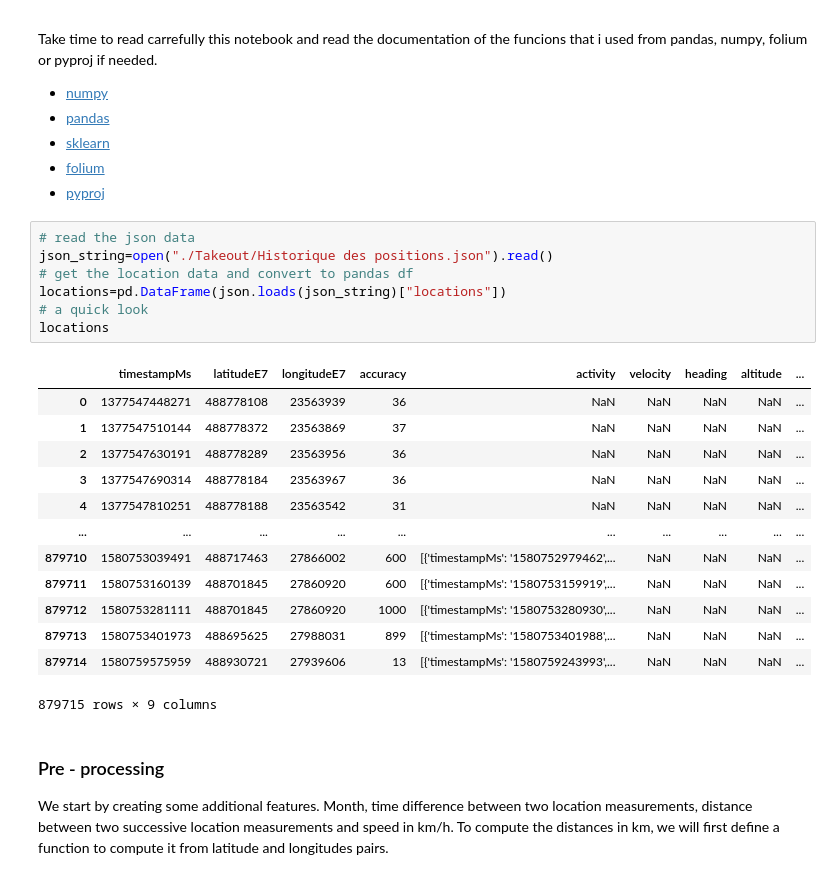
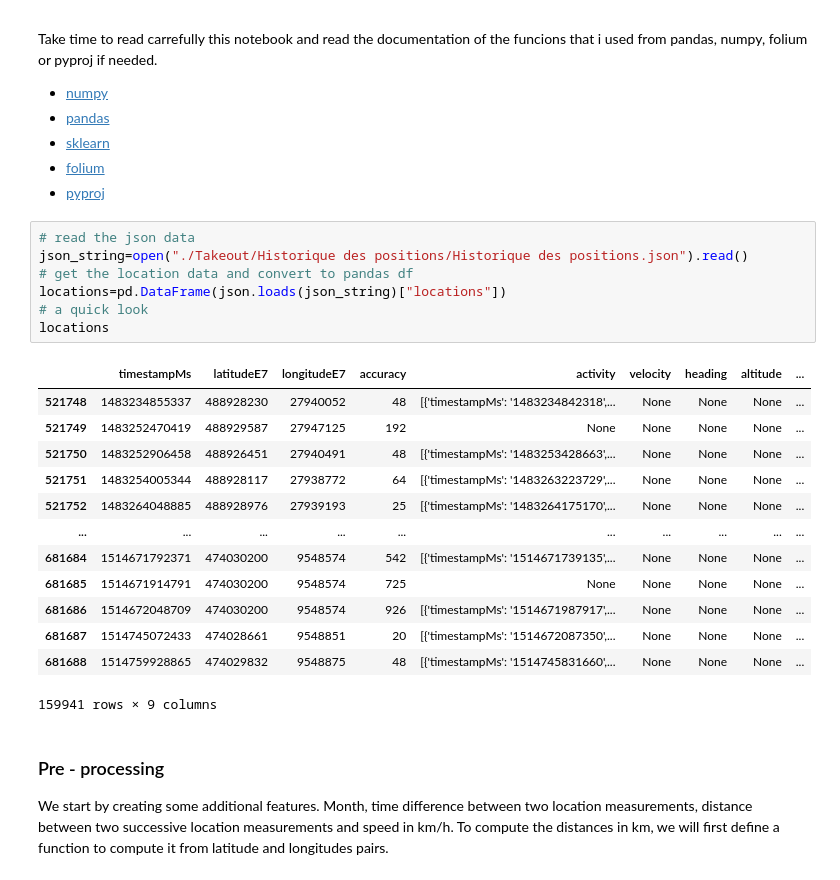
Before and after one commit to comeetie/introml, a Jupyter notebook: unsupervised/notebooks/ClusteringLocation.ipynb, the cells around one changed output. Saved outputs shown, nothing was run; the diff lists cells and outputs as text.

```diff
--- a/unsupervised/notebooks/ClusteringLocation.ipynb
+++ b/unsupervised/notebooks/ClusteringLocation.ipynb
@@ -27,25 +27,25 @@ Take time to read carrefully this notebook and read the documentation of the fun
 - [pyproj](https://pyproj4.github.io/pyproj/stable/)
 # %%
 # read the json data
-json_string=open("./Takeout/Historique des positions.json").read()
+json_string=open("./Takeout/Historique des positions/Historique des positions.json").read()
 # get the location data and convert to pandas df
 locations=pd.DataFrame(json.loads(json_string)["locations"])
 # a quick look
 locations
 # %% [output]
 |  | timestampMs | latitudeE7 | longitudeE7 | accuracy | activity | velocity | heading | altitude | ... |
-| 0 | 1377547448271 | 488778108 | 23563939 | 36 | NaN | NaN | NaN | NaN | ... |
-| 1 | 1377547510144 | 488778372 | 23563869 | 37 | NaN | NaN | NaN | NaN | ... |
-| 2 | 1377547630191 | 488778289 | 23563956 | 36 | NaN | NaN | NaN | NaN | ... |
-| 3 | 1377547690314 | 488778184 | 23563967 | 36 | NaN | NaN | NaN | NaN | ... |
-| 4 | 1377547810251 | 488778188 | 23563542 | 31 | NaN | NaN | NaN | NaN | ... |
+| 521748 | 1483234855337 | 488928230 | 27940052 | 48 | [{'timestampMs': '1483234842318',... | None | None | None | ... |
+| 521749 | 1483252470419 | 488929587 | 27947125 | 192 | None | None | None | None | ... |
+| 521750 | 1483252906458 | 488926451 | 27940491 | 48 | [{'timestampMs': '1483253428663',... | None | None | None | ... |
+| 521751 | 1483254005344 | 488928117 | 27938772 | 64 | [{'timestampMs': '1483263223729',... | None | None | None | ... |
+| 521752 | 1483264048885 | 488928976 | 27939193 | 25 | [{'timestampMs': '1483264175170',... | None | None | None | ... |
 | ... | ... | ... | ... | ... | ... | ... | ... | ... | ... |
-| 879710 | 1580753039491 | 488717463 | 27866002 | 600 | [{'timestampMs': '1580752979462',... | NaN | NaN | NaN | ... |
-| 879711 | 1580753160139 | 488701845 | 27860920 | 600 | [{'timestampMs': '1580753159919',... | NaN | NaN | NaN | ... |
-| 879712 | 1580753281111 | 488701845 | 27860920 | 1000 | [{'timestampMs': '1580753280930',... | NaN | NaN | NaN | ... |
-| 879713 | 1580753401973 | 488695625 | 27988031 | 899 | [{'timestampMs': '1580753401988',... | NaN | NaN | NaN | ... |
-| 879714 | 1580759575959 | 488930721 | 27939606 | 13 | [{'timestampMs': '1580759243993',... | NaN | NaN | NaN | ... |
+| 681684 | 1514671792371 | 474030200 | 9548574 | 542 | [{'timestampMs': '1514671739135',... | None | None | None | ... |
+| 681685 | 1514671914791 | 474030200 | 9548574 | 725 | None | None | None | None | ... |
+| 681686 | 1514672048709 | 474030200 | 9548574 | 926 | [{'timestampMs': '1514671987917',... | None | None | None | ... |
+| 681687 | 1514745072433 | 474028661 | 9548851 | 20 | [{'timestampMs': '1514672087350',... | None | None | None | ... |
+| 681688 | 1514759928865 | 474029832 | 9548875 | 48 | [{'timestampMs': '1514745831660',... | None | None | None | ... |
-879715 rows × 9 columns
+159941 rows × 9 columns
 # %% [markdown]
 ### Pre - processing
 
```
Also changed, not shown: parts of 3 cells of this notebook, 2 other files.
